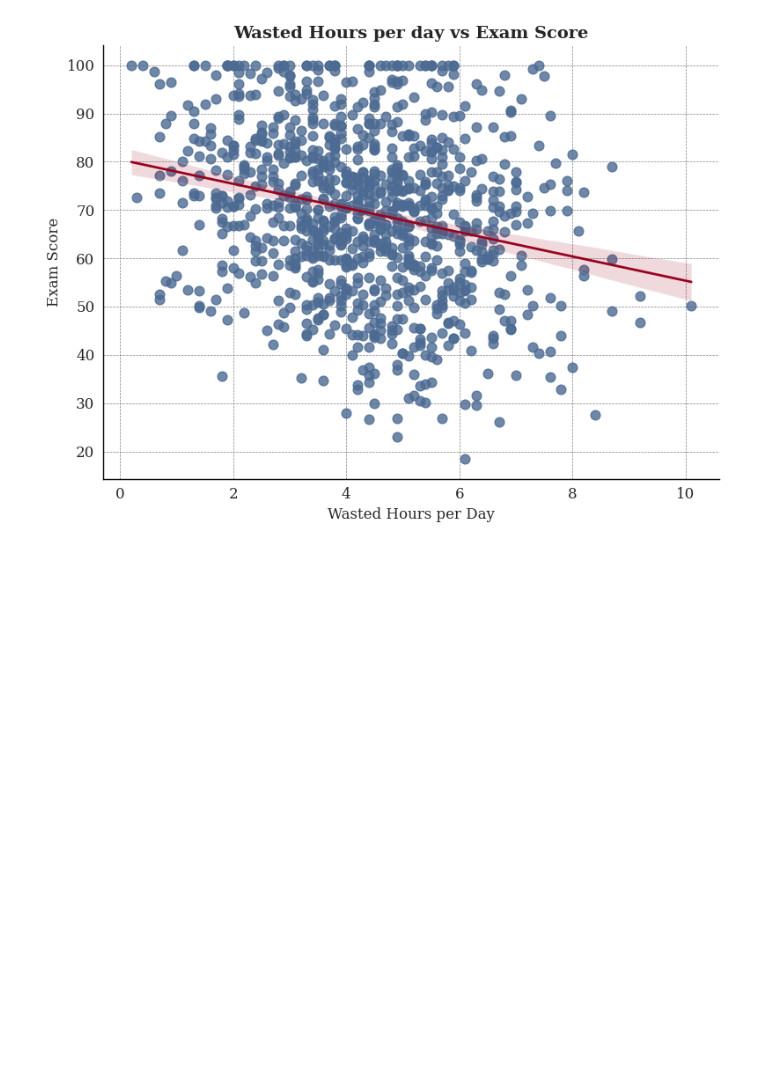
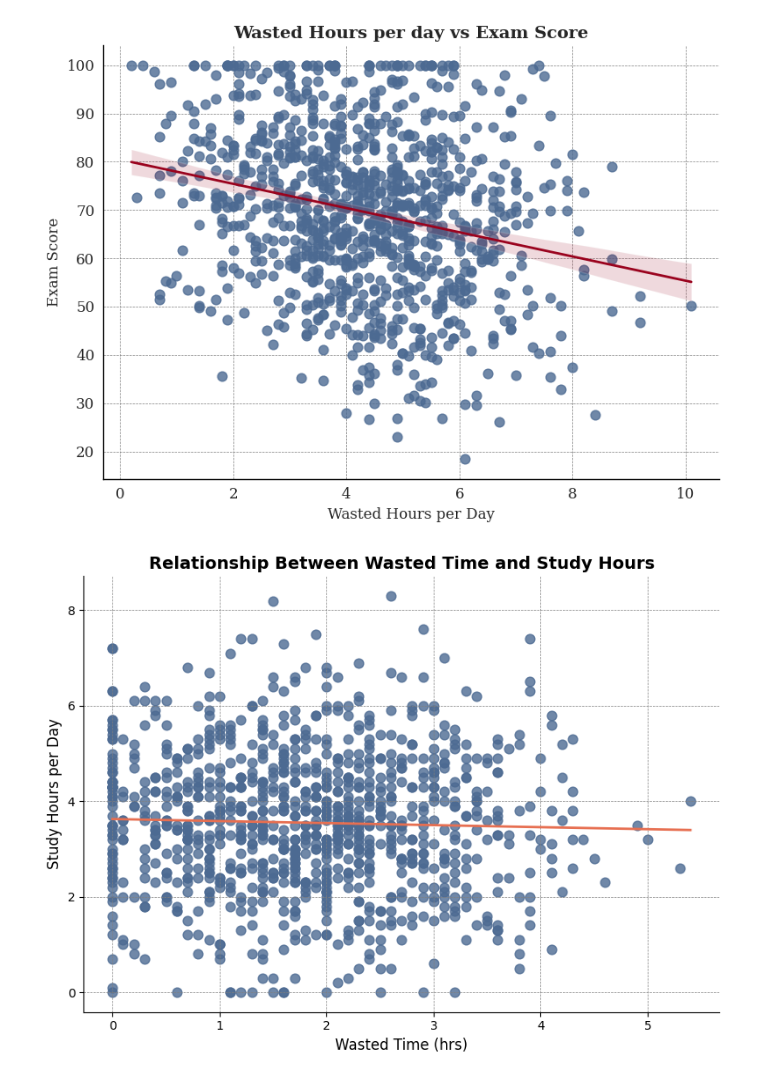
Before and after one commit to OmarAboElnaga/Students-Score-and-their-Habits, a Jupyter notebook: Students'_Scores_and_their_habits.ipynb, the cells around one changed output. Saved outputs shown, nothing was run; the diff lists cells and outputs as text; code cells hidden in the pictures; blank space fills up the shorter version.

Commit message:
Added visualizations for hypothesis

```diff
--- a/Students'_Scores_and_their_habits.ipynb
+++ b/Students'_Scores_and_their_habits.ipynb
@@ -929,3 +929,22 @@ plt.tight_layout()
 plt.show()
 # %% [output]
 [figure]
+# %%
+plt.figure(figsize=(8, 6))
+sns.regplot(
+    x='netflix_hours',
+    y='study_hours_per_day',
+    data=df,
+    scatter_kws={'color': '#4C6A92', 's': 60, 'alpha': 0.8},
+    line_kws={'color': '#E76F51', 'linewidth': 2},
+    ci=None
+)
+plt.title('Relationship Between Wasted Time and Study Hours', weight='bold', fontsize=14)
+plt.xlabel('Wasted Time (hrs)', fontsize=12)
+plt.ylabel('Study Hours per Day', fontsize=12)
+plt.grid(True, linestyle='--', linewidth=0.5, color='gray')
+sns.despine()
+plt.tight_layout()
+plt.show()
+# %% [output]
+[figure, added]
```
Also changed, not shown: parts of 5 cells of this notebook.
